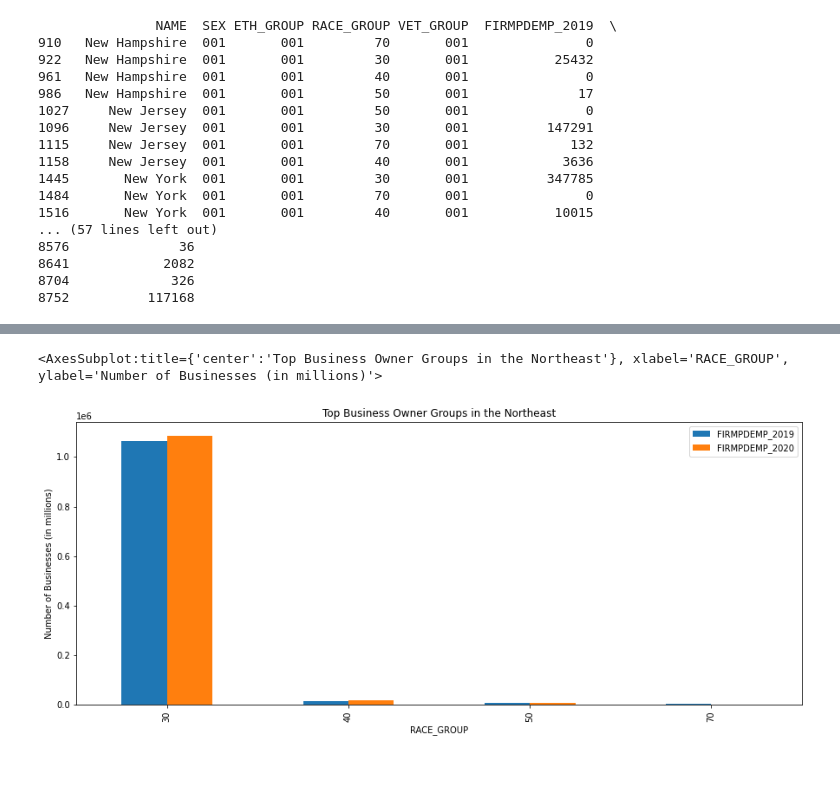
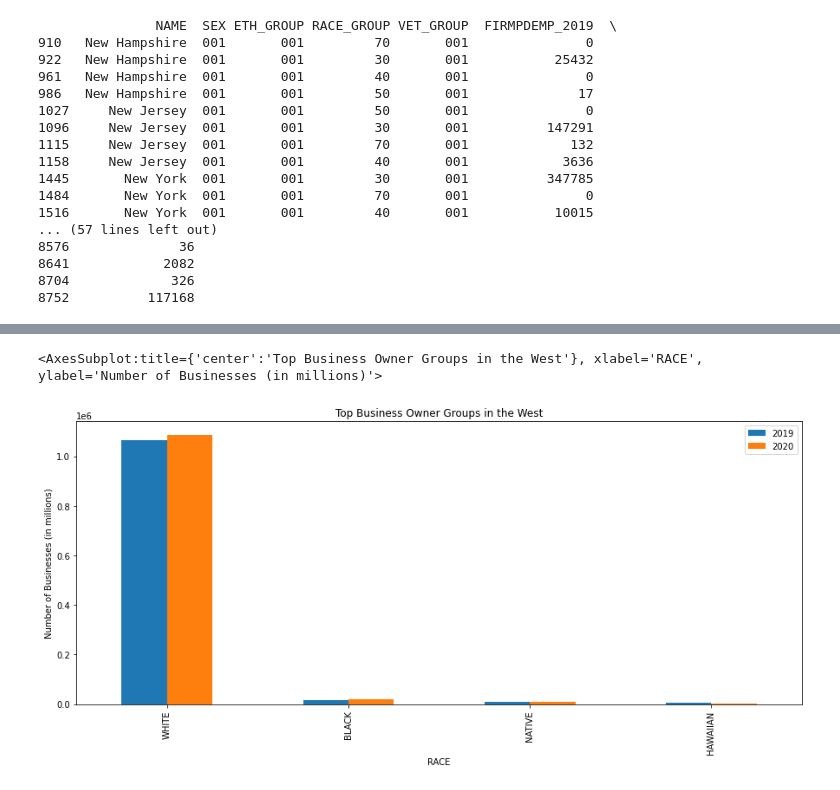
Before and after one commit to ColeBallard/census-api-data-abs, a Jupyter notebook: ETL.ipynb, the cells around one changed output, grey strips where cells are left out. Saved outputs shown, nothing was run; the diff lists cells and outputs as text; code cells hidden in the pictures.

```diff
--- a/ETL.ipynb
+++ b/ETL.ipynb
@@ -274,5 +275,0 @@ print(wfilter)
-# %%
-wfilter.groupby("RACE_GROUP").sum("FIRMPDEMP_2019").plot(title = 'Top Business Owner Groups in the West', ylabel = 'Number of Businesses (in millions)', y= ['FIRMPDEMP_2019', 'FIRMPDEMP_2020'], kind ='bar',figsize=(15, 6))
-# %% [output]
-<AxesSubplot:title={'center':'Top Business Owner Groups in the Northeast'}, xlabel='RACE_GROUP', ylabel='Number of Businesses (in millions)'>
-[figure, removed]
@@ -279 +279,17 @@ wfilter.groupby("RACE_GROUP").sum("FIRMPDEMP_2019").plot(title = 'Top Business O
+# %%
+wblack2019 = wfilter.where(wfilter['RACE_GROUP'] == '40')['FIRMPDEMP_2019'].sum()
+wblack2020 = wfilter.where(wfilter['RACE_GROUP'] == '40')['FIRMPDEMP_2020'].sum()
+# %%
+wnative2019 = wfilter.where(wfilter['RACE_GROUP'] == '50')['FIRMPDEMP_2019'].sum()
+wnative2020 = wfilter.where(wfilter['RACE_GROUP'] == '50')['FIRMPDEMP_2020'].sum()
+# %%
+whawaiian2019 = wfilter.where(wfilter['RACE_GROUP'] == '70')['FIRMPDEMP_2019'].sum()
+whawaiian2020 = wfilter.where(wfilter['RACE_GROUP'] == '70')['FIRMPDEMP_2020'].sum()
+# %%
+wbus = pd.DataFrame({'RACE':['WHITE', 'BLACK', 'NATIVE', 'HAWAIIAN'], '2019':[wwhite2019, wblack2019, wnative2019, whawaiian2019], '2020':[wwhite2020, wblack2020, wnative2020, whawaiian2020]})
+# %%
+wbus.plot(x = 'RACE', y= ['2019', '2020'], ylabel = 'Number of Businesses (in millions)', kind ='bar', title = 'Top Business Owner Groups in the West', figsize=(15, 6))
+# %% [output]
+<AxesSubplot:title={'center':'Top Business Owner Groups in the West'}, xlabel='RACE', ylabel='Number of Businesses (in millions)'>
+[figure, added]
 # %%
```
Also changed, not shown: parts of 24 cells of this notebook.
